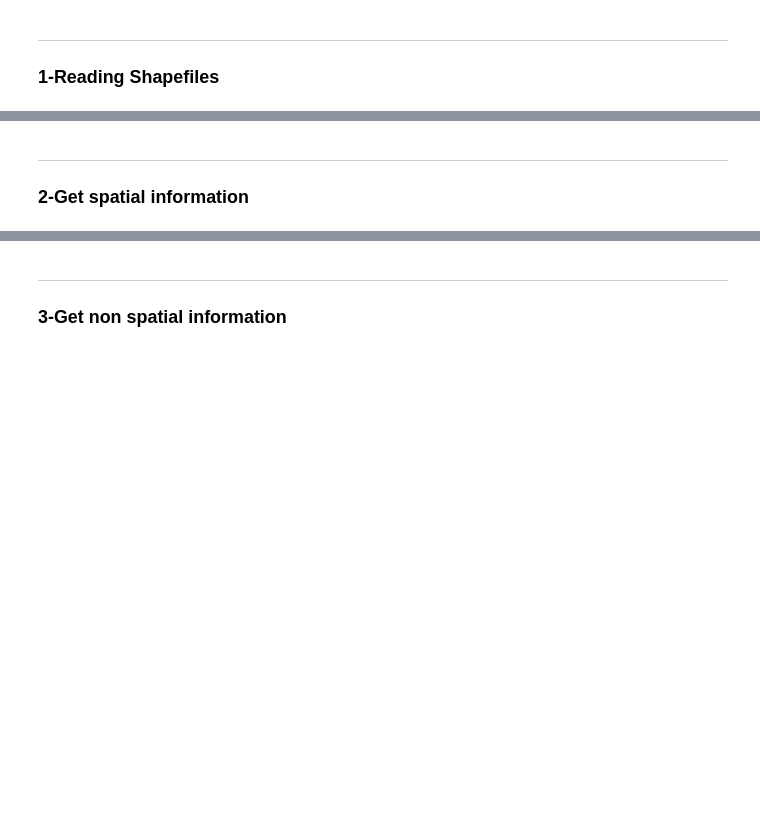
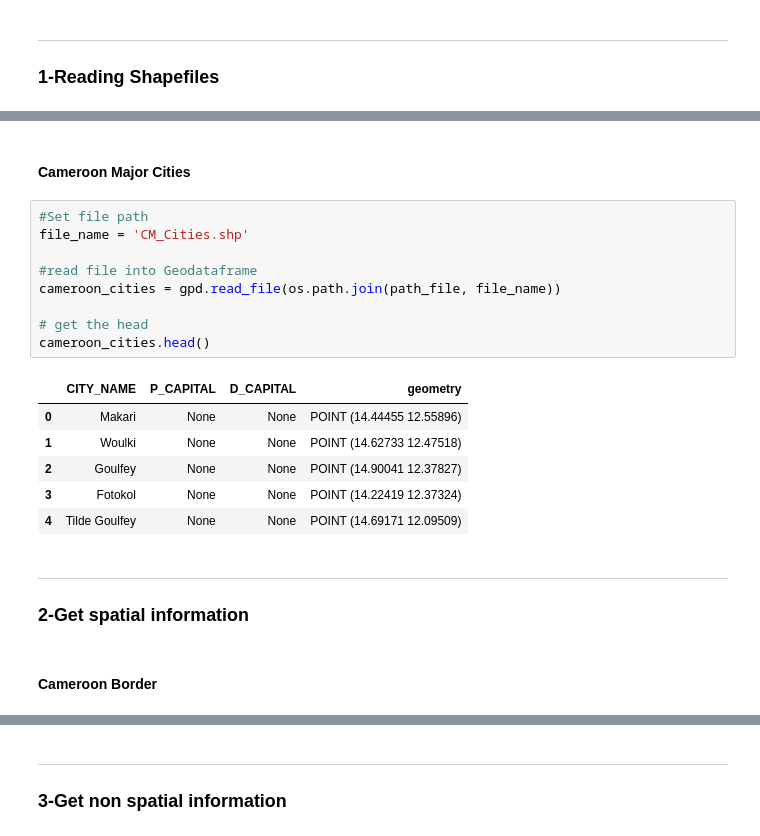
Before and after one commit to OmdenaAI/douala-chapter-automatic-land-use, a Jupyter notebook: workshop/workshop_geopandas.ipynb, the cells around one changed output, grey strips where cells are left out. Drawn from its saved outputs; the diff is of its cells as text; blank space fills up the shorter version.

```diff
--- a/workshop/workshop_geopandas.ipynb
+++ b/workshop/workshop_geopandas.ipynb
@@ -29,7 +55,27 @@ cameroon_border = gpd.read_file(path_file)
+# %% [markdown]
+#### Cameroon Major Cities
+# %%
+#Set file path
+file_name = 'CM_Cities.shp'
+
+#read file into Geodataframe
+cameroon_cities = gpd.read_file(os.path.join(path_file, file_name))
+
+# get the head
+cameroon_cities.head()
+# %% [output]
+|  | CITY_NAME | P_CAPITAL | D_CAPITAL | geometry |
+| 0 | Makari | None | None | POINT (14.44455 12.55896) |
+| 1 | Woulki | None | None | POINT (14.62733 12.47518) |
+| 2 | Goulfey | None | None | POINT (14.90041 12.37827) |
+| 3 | Fotokol | None | None | POINT (14.22419 12.37324) |
+| 4 | Tilde Goulfey | None | None | POINT (14.69171 12.09509) |
 # %% [markdown]
 <hr/>
 
 ### 2-Get spatial information
+# %% [markdown]
+#### Cameroon Border
 # %%
 #get the coordinate reference system
 print(cameroon_border.crs)
```
Also changed, not shown: parts of 25 cells of this notebook, 8 other files.
